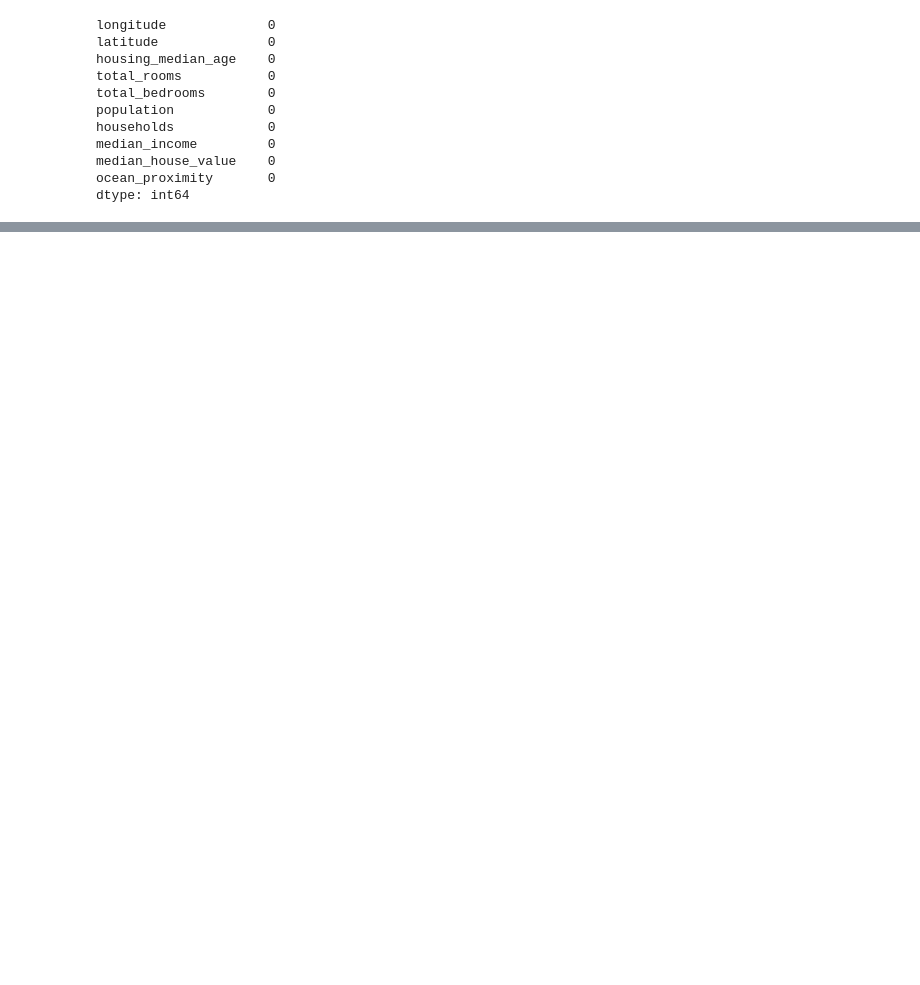
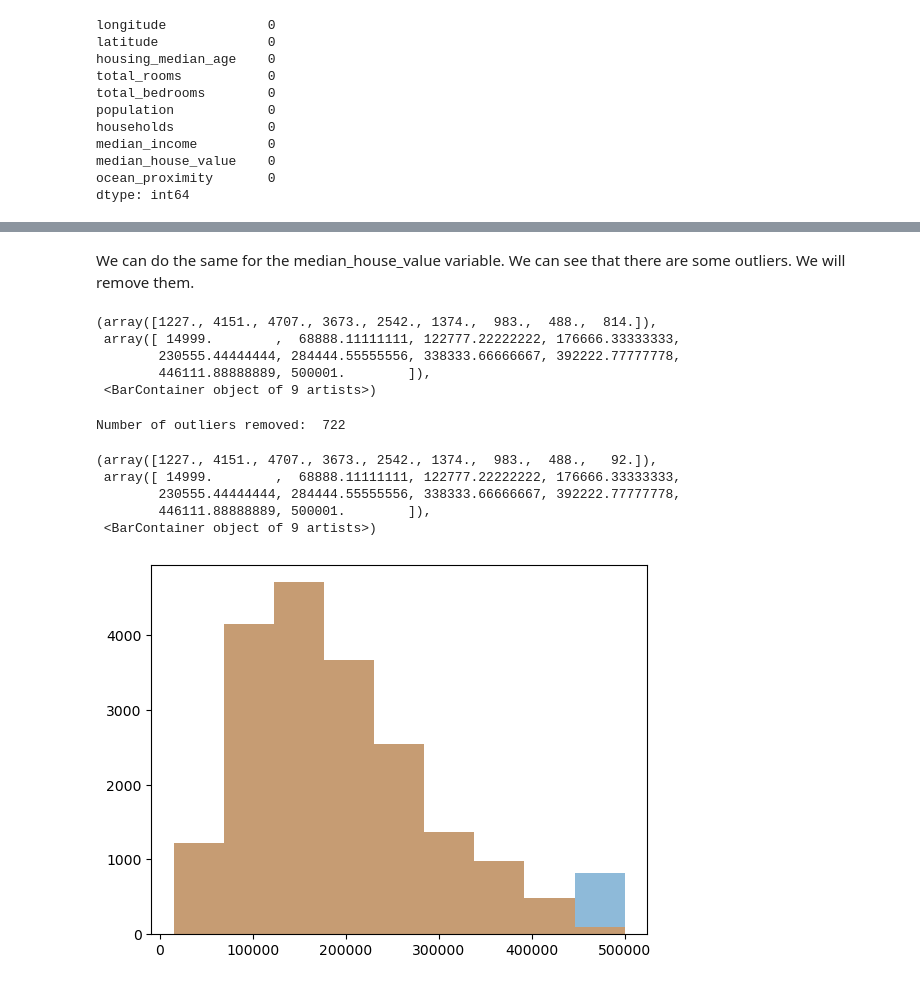
Before and after one commit to Lorenc1o/BDMA_Notes, a Jupyter notebook: UPC/Machine_Learning/Labs/lab01/ml01-exercise.ipynb, the cells around one changed output, grey strips where cells are left out. Cells and saved outputs as stored; diff of their text form; code cells hidden in the pictures; blank space fills up the shorter version.

```diff
--- a/UPC/Machine_Learning/Labs/lab01/ml01-exercise.ipynb
+++ b/UPC/Machine_Learning/Labs/lab01/ml01-exercise.ipynb
@@ -119,0 +189,40 @@ housing.total_bedrooms.hist()
+# %% [markdown]
+We can do the same for the median_house_value variable. We can see that there are some outliers. We will remove them.
+# %%
+min = housing2.median_house_value.min()
+max = housing2.median_house_value.max()
+
+# Calculate the IQR
+Q1 = housing2.median_house_value.quantile(0.25)
+Q3 = housing2.median_house_value.quantile(0.75)
+IQR = Q3 - Q1
+
+# Calculate the lower and upper bound
+lower_bound = Q1 - 1.5 * IQR
+upper_bound = Q3 + 1.5 * IQR
+
+# Plot the histogram of the median_house_value column, with 10 bins between the min and max values
+bins = np.linspace(min, max, 10)
+plt.hist(housing2.median_house_value, bins=bins, alpha=0.5, label='median_house_value')
+
+# Remove the outliers
+housing3 = housing2[(housing2.median_house_value > lower_bound) & (housing2.median_house_value < upper_bound)]
+
+# How many outliers were removed?
+print('Number of outliers removed: ', housing2.shape[0] - housing3.shape[0])
+
+# Plot the histogram of the median_house_value column again, with the same bins as before
+plt.hist(housing3.median_house_value, bins=bins, alpha=0.5, label='median_house_value without outliers')
+# %% [output]
+(array([1227., 4151., 4707., 3673., 2542., 1374.,  983.,  488.,  814.]),
+ array([ 14999.        ,  68888.11111111, 122777.22222222, 176666.33333333,
+        230555.44444444, 284444.55555556, 338333.66666667, 392222.77777778,
+        446111.88888889, 500001.        ]),
+ <BarContainer object of 9 artists>)
+Number of outliers removed:  722
+(array([1227., 4151., 4707., 3673., 2542., 1374.,  983.,  488.,   92.]),
+ array([ 14999.        ,  68888.11111111, 122777.22222222, 176666.33333333,
+        230555.44444444, 284444.55555556, 338333.66666667, 392222.77777778,
+        446111.88888889, 500001.        ]),
+ <BarContainer object of 9 artists>)
+[figure, added]
```
Also changed, not shown: parts of 17 cells of this notebook, 5 other files.
